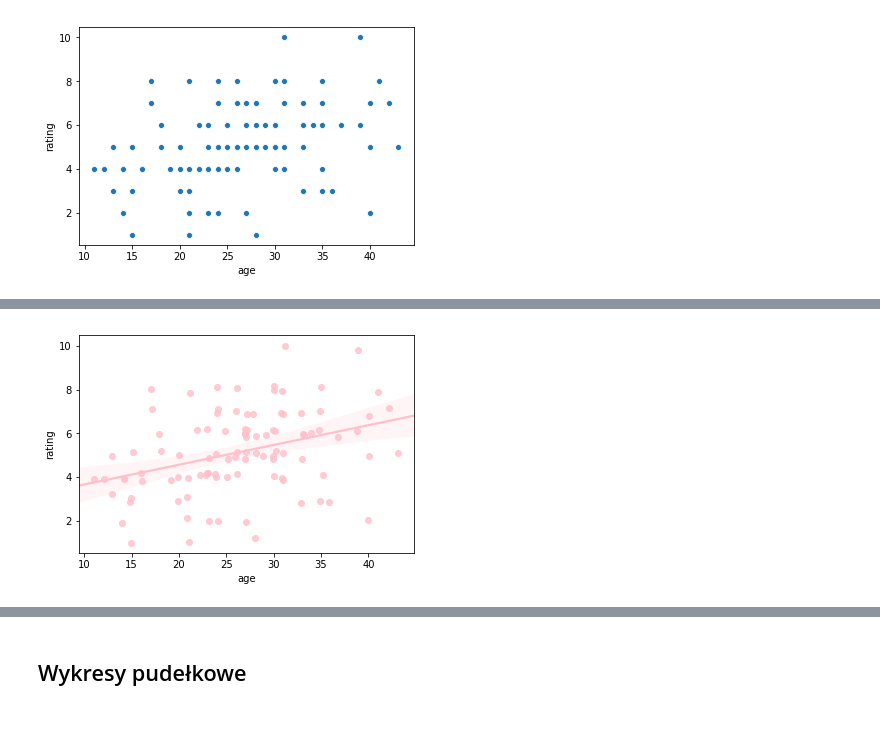
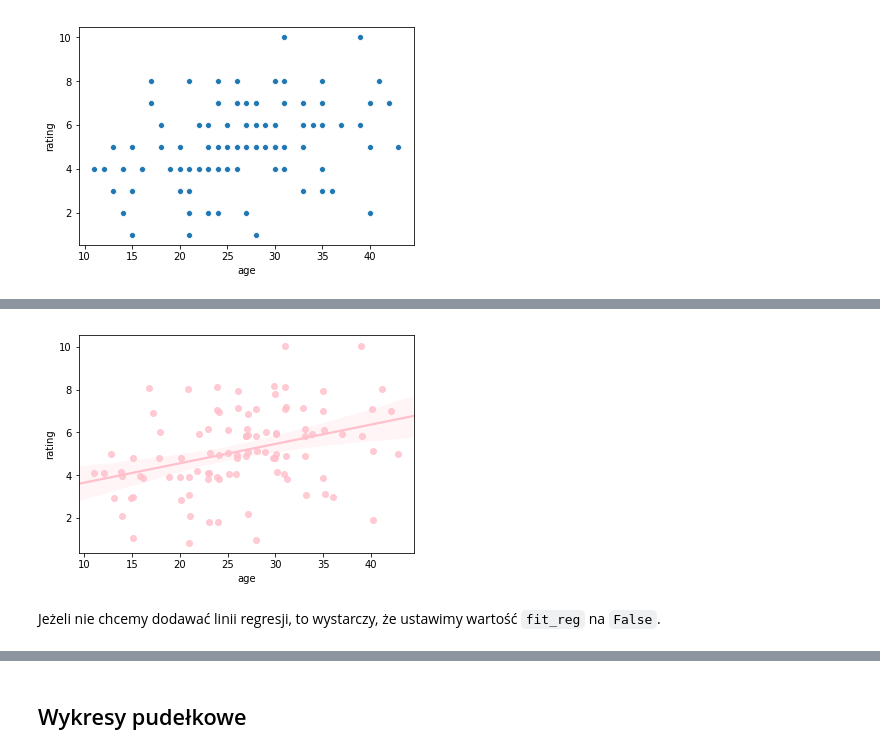
Before and after one commit to PanBartosz/semexp, a Jupyter notebook: 07_Wizualizacje_danych_w_Pythonie/01. Wizualizacje danych.ipynb, the cells around one changed output, grey strips where cells are left out. Cells and saved outputs as stored; diff of their text form; code cells hidden in the pictures; blank space fills up the shorter version.

```diff
--- a/07_Wizualizacje_danych_w_Pythonie/01. Wizualizacje danych.ipynb
+++ b/07_Wizualizacje_danych_w_Pythonie/01. Wizualizacje danych.ipynb
@@ -76,12 +88,15 @@ sns.scatterplot(y = 'rating',
 # %%
 sns.regplot(y = 'rating',
             x = 'age',
            x_jitter = 0.2, # możemy dodać dodatkowe "losowe" wartości, żeby uczynić wykres czytelniejszym
            y_jitter = 0.2,
             data = data,
-           color = 'pink');
+           color = 'pink' # kolor rysowanych punktów
+           );
 # %% [output]
-[figure, old version]
+[figure, new version]
+# %% [markdown]
+Jeżeli nie chcemy dodawać linii regresji, to wystarczy, że ustawimy wartość `fit_reg` na `False`.
 # %%
 sns.regplot(y = 'rating',
             x = 'age',
```
Also changed, not shown: parts of 10 cells of this notebook, 4 other files.
